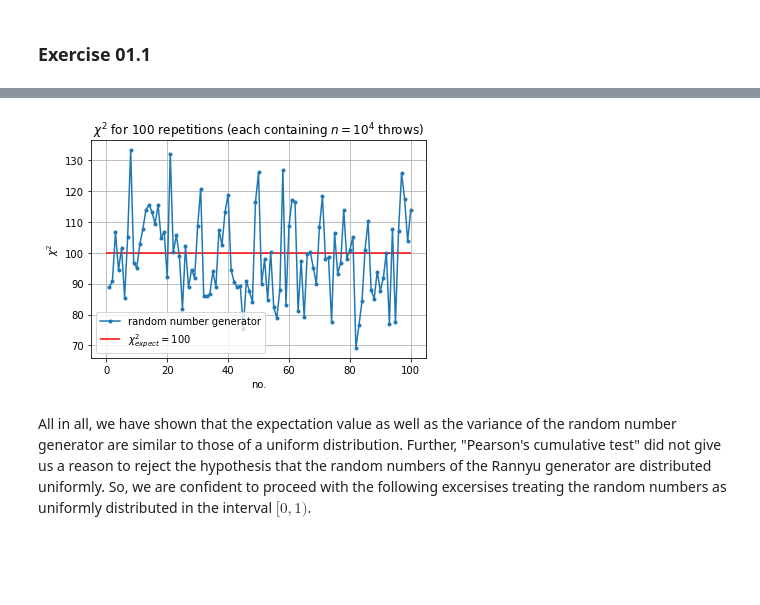
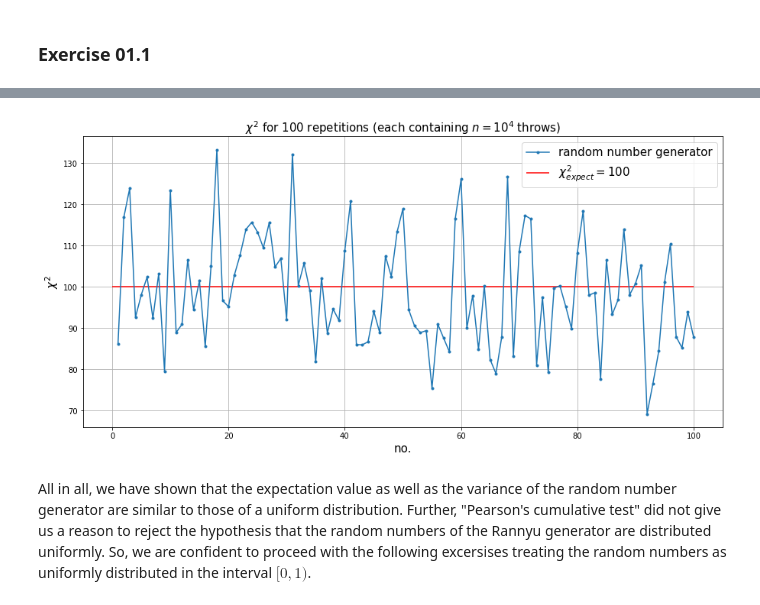
Before and after one commit to lukas-hermans/LSN_exercises, a Jupyter notebook: ex1/LSN_Exercises_01.ipynb, the cells around one changed output, grey strips where cells are left out. Drawn from its saved outputs; the diff is of its cells as text; code cells hidden in the pictures; blank space fills up the shorter version.

```diff
--- a/ex1/LSN_Exercises_01.ipynb
+++ b/ex1/LSN_Exercises_01.ipynb
@@ -59,16 +62,17 @@ Below, we visualize the obtained value of $\chi^2$ for each repetition. We can s
 # %%
+plt.figure(figsize=(15, 7))
 chi2 = np.loadtxt("data/chi2.txt", delimiter=',', skiprows=1, unpack = 'True')
 no = np.arange(1, 101, 1)
 plt.plot(no, chi2, marker='.', label="random number generator")
 plt.hlines(100, 0, 100, color='r', label=r"$\chi^2_{expect} = 100$")
-plt.xlabel("no.")
-plt.ylabel(r"$\chi^2$")
-plt.title(r"$\chi^2$ for $100$ repetitions (each containing $n=10^4$ throws)")
-plt.legend()
+plt.xlabel("no.", size=15)
+plt.ylabel(r"$\chi^2$", size=15)
+plt.title(r"$\chi^2$ for $100$ repetitions (each containing $n=10^4$ throws)", size=15)
+plt.legend(fontsize=15)
 plt.grid()
 plt.show()
 # %% [output]
-[figure, old version]
+[figure, new version]
 # %% [markdown]
 All in all, we have shown that the expectation value as well as the variance of the random number generator are similar to those of a uniform distribution. Further, "Pearson's cumulative test" did not give us a reason to reject the hypothesis that the random numbers of the Rannyu generator are distributed uniformly. So, we are confident to proceed with the following excersises treating the random numbers as uniformly distributed in the interval $[0,1)$.
 # %% [markdown]
```
Also changed, not shown: parts of 5 cells of this notebook, 44 other files.
